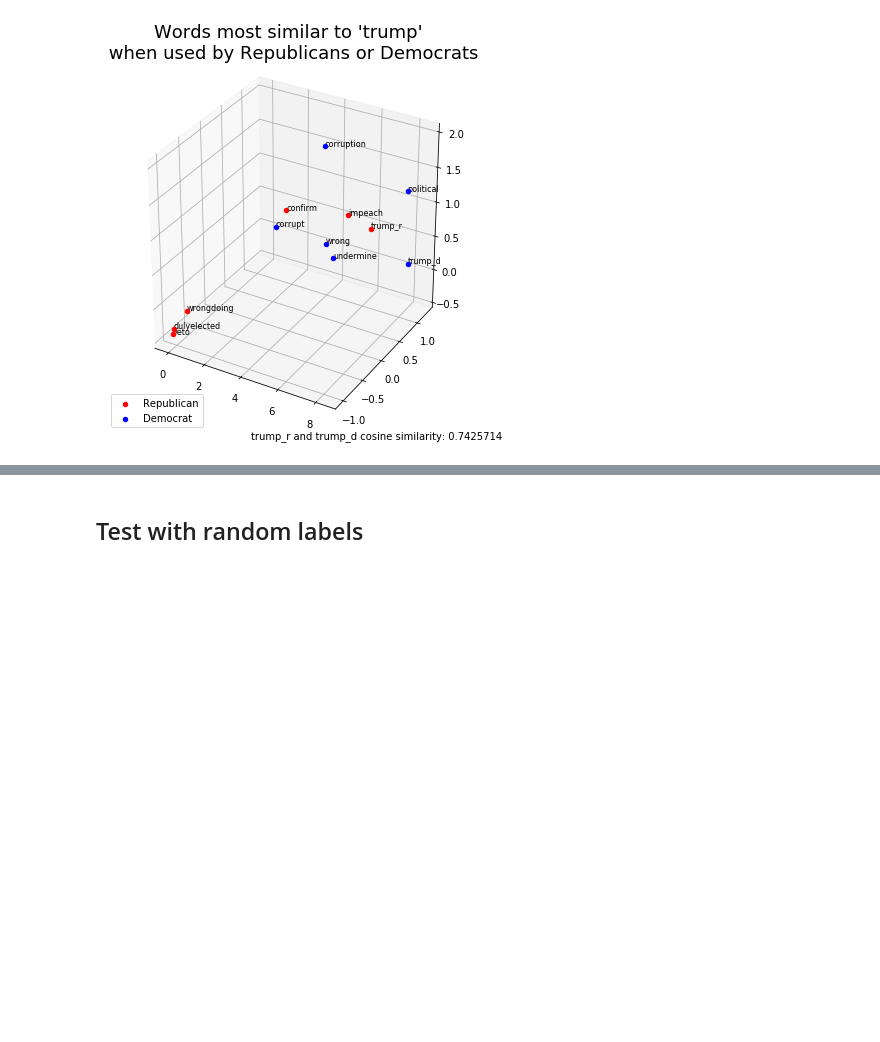
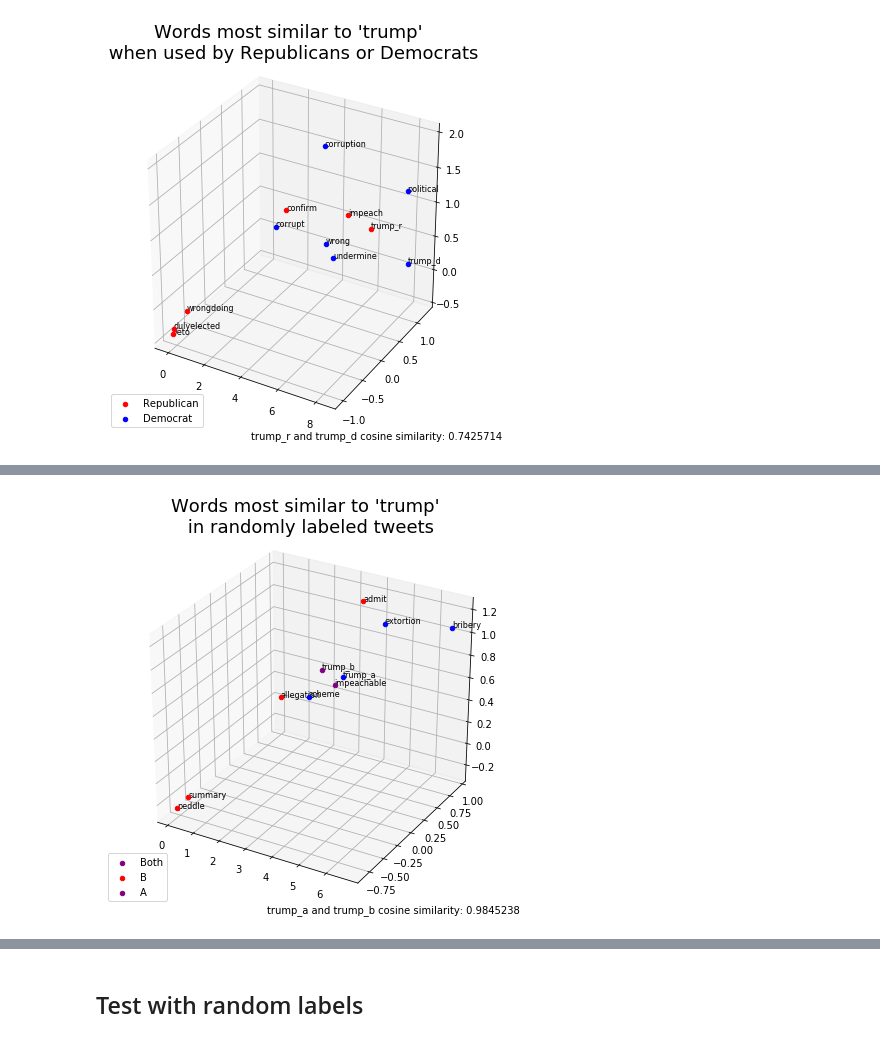
Before and after one commit to MLBurnham/word_embeddings, a Jupyter notebook: Data/word_embeddings.ipynb, the cells around one changed output, grey strips where cells are left out. Saved outputs shown, nothing was run; the diff lists cells and outputs as text; code cells hidden in the pictures; blank space fills up the shorter version.

```diff
--- a/Data/word_embeddings.ipynb
+++ b/Data/word_embeddings.ipynb
@@ -155,0 +157,59 @@ plt.show()
+# %%
+%%time
+# generate random labels
+rand_labels = [random.choice('ab') for label in labels]
+
+# tag keywords with random labels and append to a list
+rtrump_tweets = []
+for i in range(len(tweets)):
+    try:
+        rtrump_tweets.append(prep.tag_keywords('trump', tweets[i], rand_labels[i]))
+    except:
+        print('failed at '+ str(i))
+
+# lemmatize randomly tagged tweets
+rtrump_tweets = prep.multi_lemmatizer(rtrump_tweets, threads = 6)
+
+# drop single letters
+for i in range(len(rtrump_tweets)):
+    rtrump_tweets[i] = [word for word in rtrump_tweets[i] if len(word) > 1]
+
+# train word2vec
+rtrump_model = Word2Vec(rtrump_tweets, window = 10)
+
+# Get top 5 words for each label
+atrump_words = similar_words('trump_a', rtrump_model, topn = 5)
+btrump_words = similar_words('trump_b', rtrump_model, topn = 5)
+# get cosin similarity for key word
+rtrump_sim = rtrump_model.wv.similarity('trump_a', 'trump_b')
+# generate dictionary of most similar words and their appropriate labels
+rtrump_dict = similar_dict(atrump_words, btrump_words, ['A', 'B'])
+
+# fit pca model
+data = rtrump_model[rtrump_model.wv.vocab]
+pca = PCA(n_components=3)
+result = pca.fit_transform(data)
+
+# convert pca model to df
+pcdf = pca2df(result, rtrump_model, rtrump_dict)
+
+# 3d plot with labels
+fig = plt.figure(figsize = [6, 6])
+ax = fig.add_subplot(111, projection='3d')
+
+for i in range(len(pcdf['word'])):
+    x = pcdf.pc1[i]
+    y = pcdf.pc2[i]
+    z = pcdf.pc3[i]
+    label = pcdf.word[i]
+    ax.scatter(x, y, z, color=pcdf.color[i])
+    ax.text(x, y, z, '%s' % (label), size=8, zorder=1, color='k')
+
+plt.title('Words most similar to \'trump\' \n in randomly labeled tweets', y=1.05, fontsize = 18)
+plt.figtext(0.99, 0.01, 'trump_a and trump_b cosine similarity: ' + str(rtrump_sim), horizontalalignment='right')
+plt.legend(pcdf.label.unique(), loc = 3)
+plt.tight_layout()
+plt.savefig('trump_rand.png')
+plt.show()
+# %% [output]
+[figure, added]
```
Also changed, not shown: parts of 16 cells of this notebook, 6 other files.
